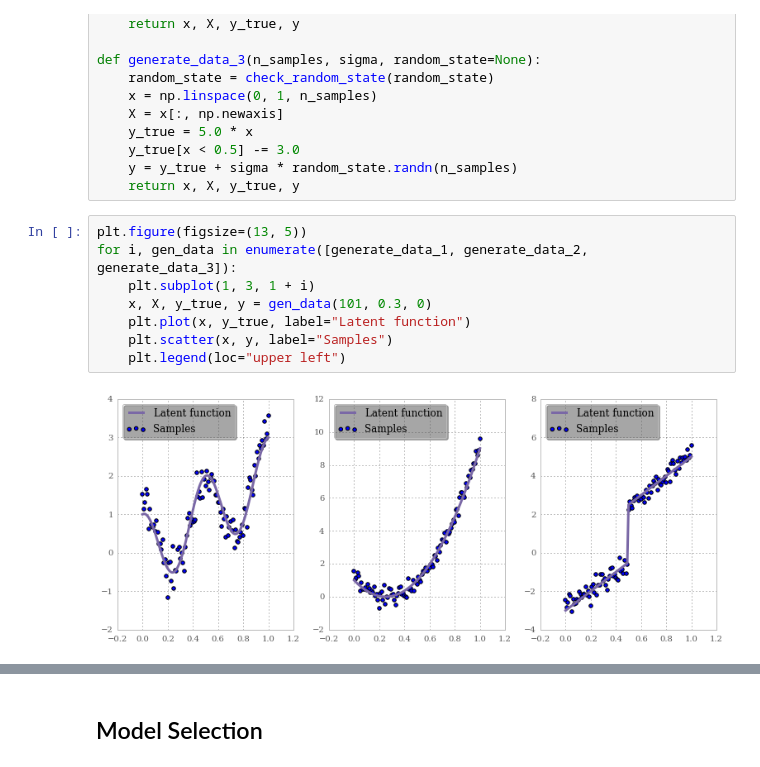
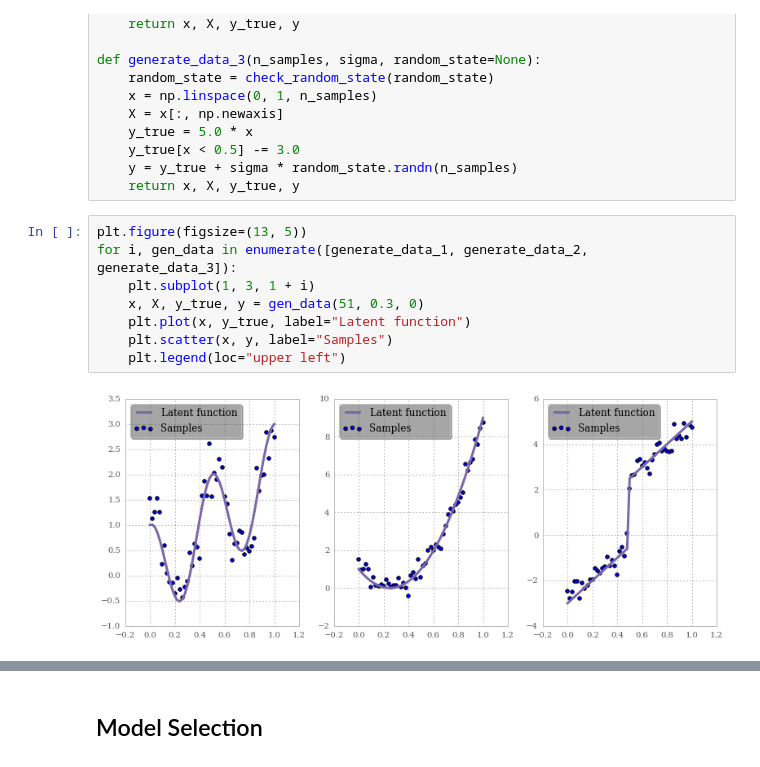
Before and after one commit to AlexanderFabisch/regression-tutorial, a Jupyter notebook: regression.ipynb, the cells around one changed output, grey strips where cells are left out. Cells and saved outputs as stored; diff of their text form.

```diff
--- a/regression.ipynb
+++ b/regression.ipynb
@@ -518,13 +537,13 @@ def generate_data_3(n_samples, sigma, random_state=None):
 # %%
 plt.figure(figsize=(13, 5))
 for i, gen_data in enumerate([generate_data_1, generate_data_2, generate_data_3]):
     plt.subplot(1, 3, 1 + i)
-    x, X, y_true, y = gen_data(101, 0.3, 0)
+    x, X, y_true, y = gen_data(51, 0.3, 0)
     plt.plot(x, y_true, label="Latent function")
     plt.scatter(x, y, label="Samples")
     plt.legend(loc="upper left")
 # %% [output]
-[figure, old version]
+[figure, new version]
 # %%
 models = [LinearRegression(),
           PolynomialRegression(100),
```
Also changed, not shown: parts of 13 cells of this notebook.
